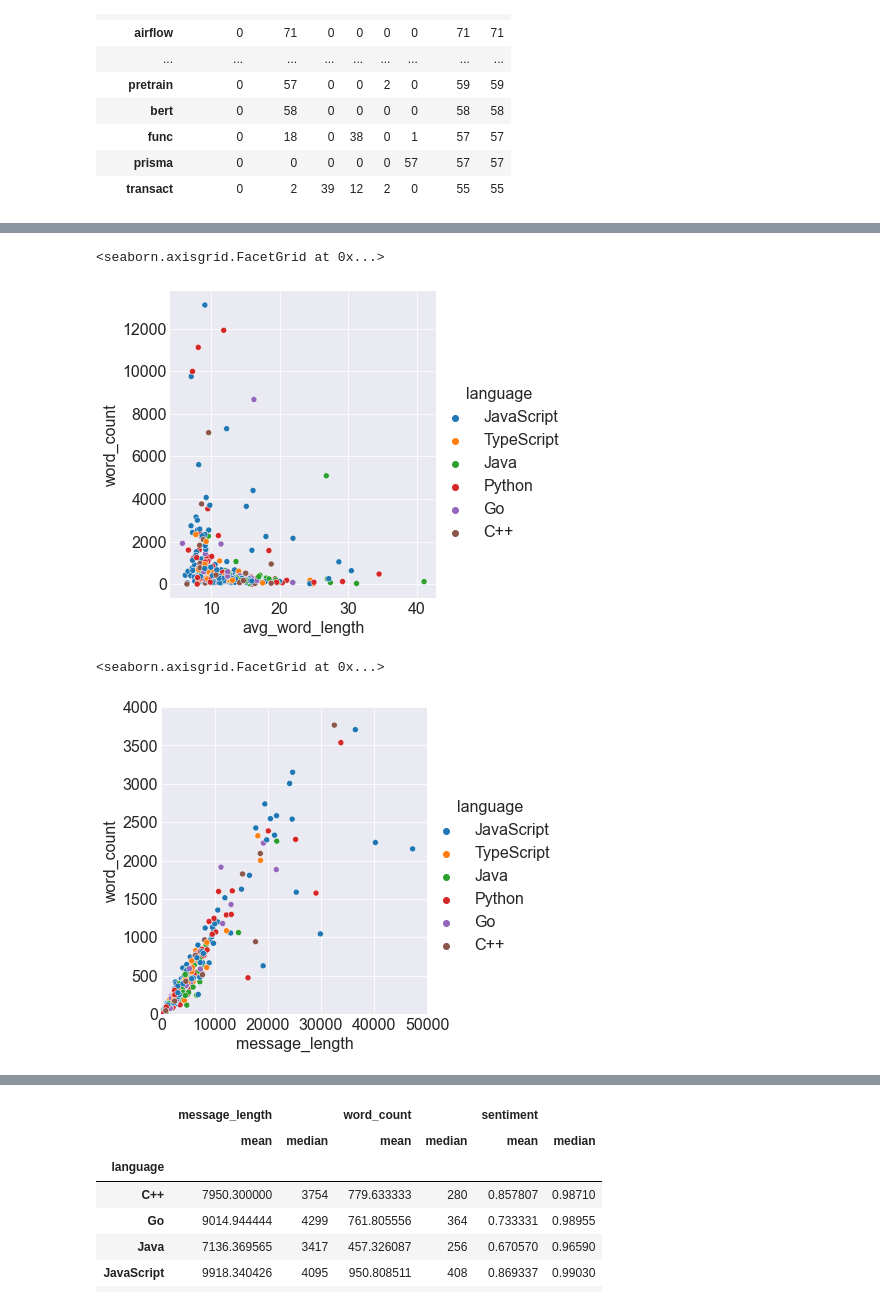
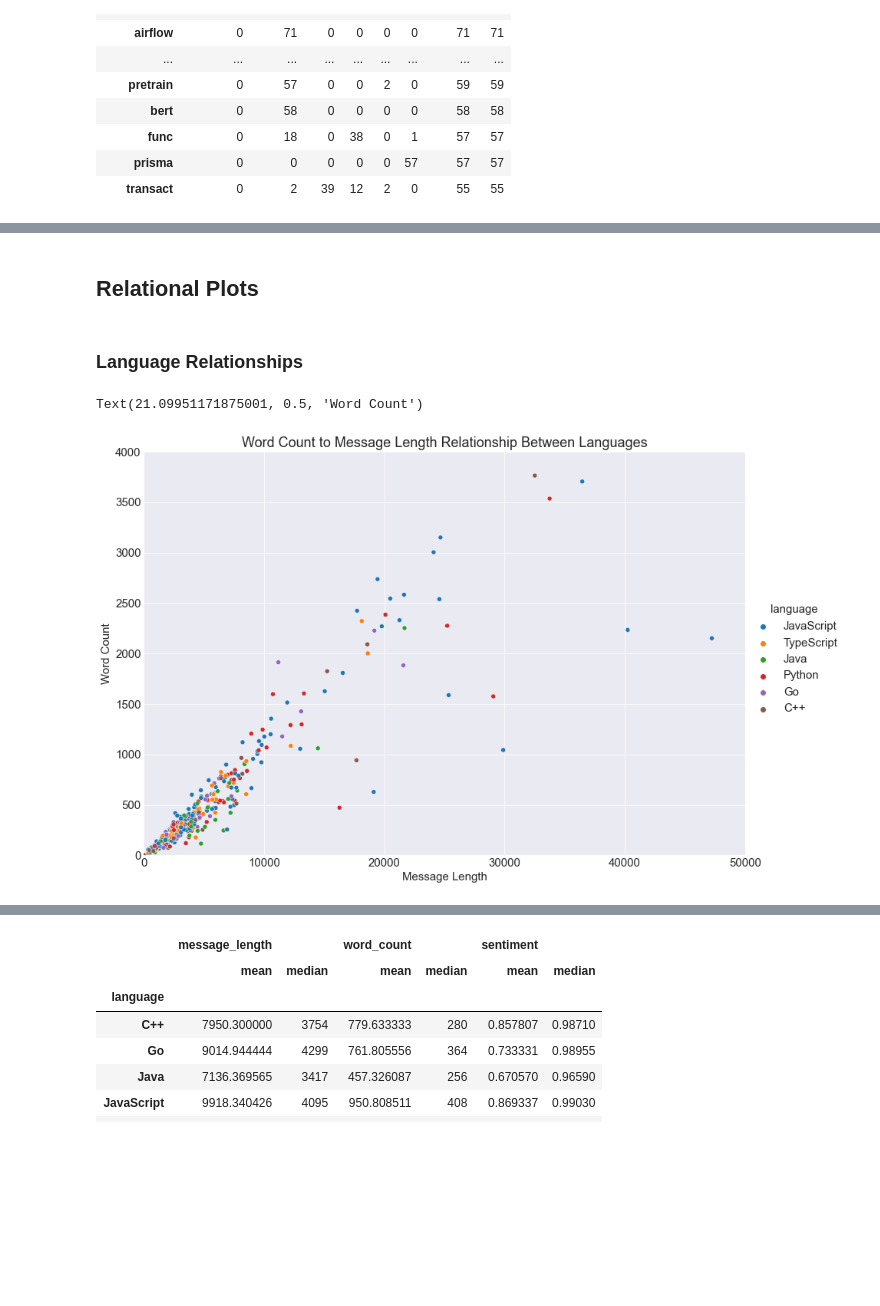
Before and after one commit to nlpsuperstar/nlp_team_project, a Jupyter notebook: super_stars_final_nb.ipynb, the cells around one changed output, grey strips where cells are left out. Saved outputs shown, nothing was run; the diff lists cells and outputs as text; code cells hidden in the pictures; blank space fills up the shorter version.

```diff
--- a/super_stars_final_nb.ipynb
+++ b/super_stars_final_nb.ipynb
@@ -314,6 +334,9 @@ word_counts.sort_values(['javascript','NonJS'],ascending = [True,False]).head(20
 # %%
-plt.rc('font', size=18)
-word_counts.sort_values('NonJS', ascending=False).head(20)[['javascript','NonJS']].plot.barh()
-plt.title('JavaScript vs Non Javascript count for the top 20 most frequent words')
+plt.rc('font', size=16)#changed font size
+word_counts.sort_values('NonJS', ascending=False).head(20)[['javascript','NonJS']].plot.barh(stacked = True, ec = 'k')#stacked and added bar border
+plt.title('Top 20 Most Frequent Word List: Non JavaScript vs JavaScript')
+plt.xlabel('Word Count')
+plt.ylabel('Word')
+plt.legend(['JavaScript', 'Non JavaScript'], fontsize = 15)#changed the legend labels
 plt.show()
 # %% [output]
@@ -321,5 +343,0 @@ plt.show()
-# %%
-plt.rc('font', size=18)
-word_counts.sort_values('NonJS', ascending=False).head(20)[['javascript','NonJS']].plot.barh()
-plt.title('JavaScript vs Non Javascript count for the top 20 most frequent words')
-plt.show()
@@ -328,6 +344,9 @@ plt.show()
 # %%
-plt.rc('font', size=18)
-word_counts.sort_values('javascript', ascending=False).head(20)[['javascript','NonJS']].plot.barh()
-plt.title('JavaScript vs Non Javascript count for the top 20 most frequent words')
+plt.rc('font', size=16)
+word_counts.sort_values('javascript', ascending=False).head(20)[['javascript','NonJS']].plot.barh(stacked = True, ec = 'k')#stacked and added bar border
+plt.title('Top 20 Most Frequent Word List: JavaScript vs Non JavaScript')
+plt.xlabel('Word Count')
+plt.ylabel('Word')
+plt.legend(['JavaScript', 'Non JavaScript'], fontsize = 15)#changed the legend labels
 plt.show()
 # %% [output]
@@ -335,6 +356,6 @@ plt.show()
 # %%
 plt.figure(figsize=(16, 9))
-plt.rc('font', size=16)
+plt.rc('font', size=15)
 
 (word_counts.sort_values('all', ascending=False)
  .head(20)
@@ -343,7 +364,10 @@ plt.rc('font', size=16)
  .sort_values(by = 'javascript')
  .plot.barh(stacked = True, width = 1, ec = 'k')
 )
-plt.title('% distribution for each of the top 20 most used words')
+plt.title('Top 20 Distribution Percentage per Word')#changed title
+plt.xlabel('Distribution Percentage')
+plt.ylabel('Word')
+plt.legend(['JavaScript', 'Python', 'Java', 'Go', 'C', 'TS', 'Non JavaScript'])#changed the legend labels
 plt.show()
 # %% [output]
 <Figure size 1152x648 with 0 Axes>
@@ -401,12 +425,14 @@ sns.relplot(data = data, x = 'message_length', y = 'word_count', hue = 'is_javas
-# %%
-sns.relplot(data = data, x = 'avg_word_length', y = 'word_count', hue = 'language')
-# %% [output]
-<seaborn.axisgrid.FacetGrid at 0x...>
-[figure, removed]
+# %% [markdown]
+## Relational Plots
+# %% [markdown]
+### Language Relationships
 # %%
-plot = sns.relplot(data = data, x = 'message_length', y = 'word_count', hue = 'language')
+plot = sns.relplot(data = data, x = 'message_length', y = 'word_count', hue = 'language', height = 8, aspect = 1.5)
 plot.set(ylim=(0, 4000))
 plot.set(xlim=(0,50000))
+plt.title('Word Count to Message Length Relationship Between Languages')#change title
+plt.xlabel('Message Length')
+plt.ylabel('Word Count')
 # %% [output]
-<seaborn.axisgrid.FacetGrid at 0x...>
+Text(21.09951171875001, 0.5, 'Word Count')
-[figure, old version]
+[figure, new version]
```
Also changed, not shown: parts of 58 cells of this notebook.
